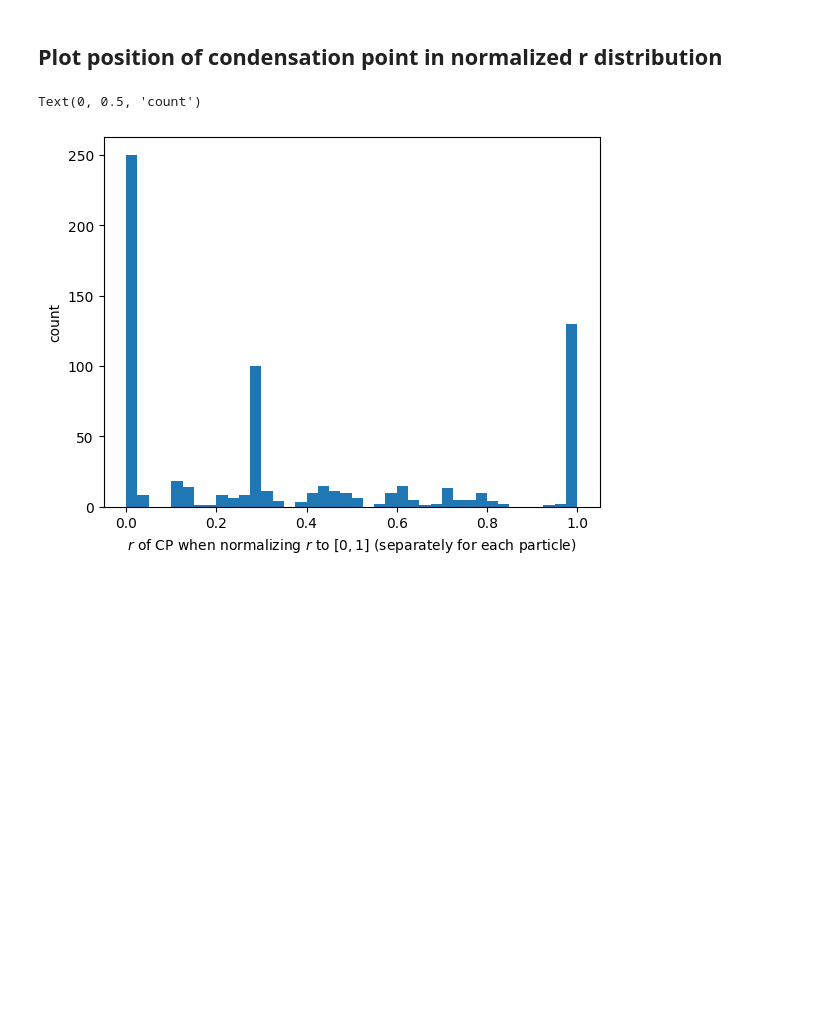
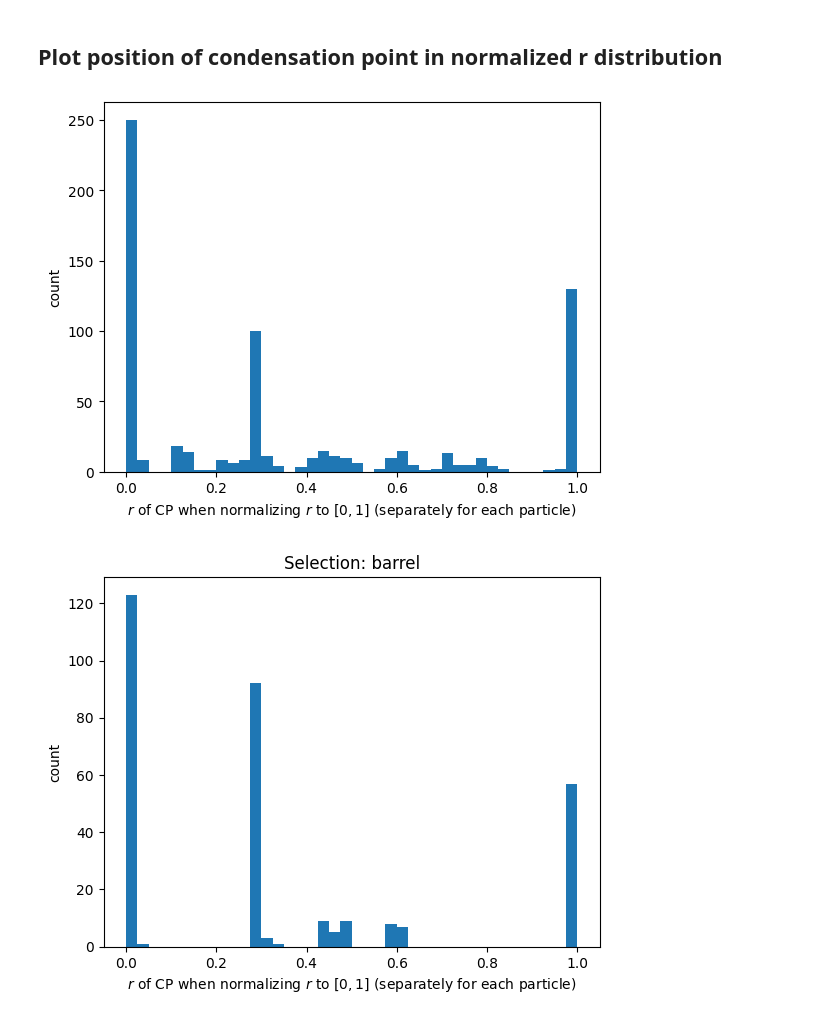
Before and after one commit to gnn-tracking/klieret-gnn-tracking-experiments, a Jupyter notebook: notebooks/0200_fixed_ec_condensation_points.ipynb, the cells around one changed output. Drawn from its saved outputs; the diff is of its cells as text; code cells hidden in the pictures; blank space fills up the shorter version.

```diff
--- a/notebooks/0200_fixed_ec_condensation_points.ipynb
+++ b/notebooks/0200_fixed_ec_condensation_points.ipynb
@@ -13,17 +17,12 @@ add_scripts_path()
 from tune_fixed_ec import PretrainedECTrainable
 # %% [markdown]
 ## Load model
-# %%
-PretrainedECTrainable._device = "cpu"
 # %%
 project = "fixed-ec-51f87ec0"
 hash = "af5b5461"
 # %%
-from gnn_tracking_hpo.util.paths import get_config
-
 config = get_config(project, hash)
 config["n_graphs_train"] = 1
 config["n_graphs_val"] = 1
 config["n_graphs_test"] = 1
-config["ec_epoch"] = -1
 # %% [output]
@@ -108,3 +107,9 @@ Text(0.5, 1.0, 'Position of CP for random PIDs')
 # %% [markdown]
 ## Plot position of condensation point in normalized r distribution
+# %%
+def normalize_r(r: np.ndarray) -> np.ndarray:
+    normalized_r = (r - r.min()) / (r.max() - r.min())
+    assert np.allclose(normalized_r.min(), 0.0)
+    assert np.allclose(normalized_r.max(), 1.0)
+    return normalized_r
 # %%
@@ -128,8 +148,15 @@ vals = np.array(vals)
 # %%
-fig, ax = plt.subplots()
-ax.hist(vals, bins=40)
-ax.set_xlabel("$r$ of CP when normalizing $r$ to $[0, 1]$ (separately for each particle)")
-ax.set_ylabel("count")
+def plot_r_positions(vals):
+    fig, ax = plt.subplots()
+    ax.hist(vals, bins=40)
+    ax.set_xlabel("$r$ of CP when normalizing $r$ to $[0, 1]$ (separately for each particle)")
+    ax.set_ylabel("count")
+    return ax
-# %% [output]
-Text(0, 0.5, 'count')
-[figure, removed]
+# %%
+for sel in [None, "barrel", "not_barrel"]:
+    ax = plot_r_positions(get_cp_r_position(masked_study_input, selection=sel))
+    if sel:
+        ax.set_title(f"Selection: {sel}")
+# %% [output]
+[figure, added]
+[figure, added]
```
Also changed, not shown: parts of 14 cells of this notebook.
